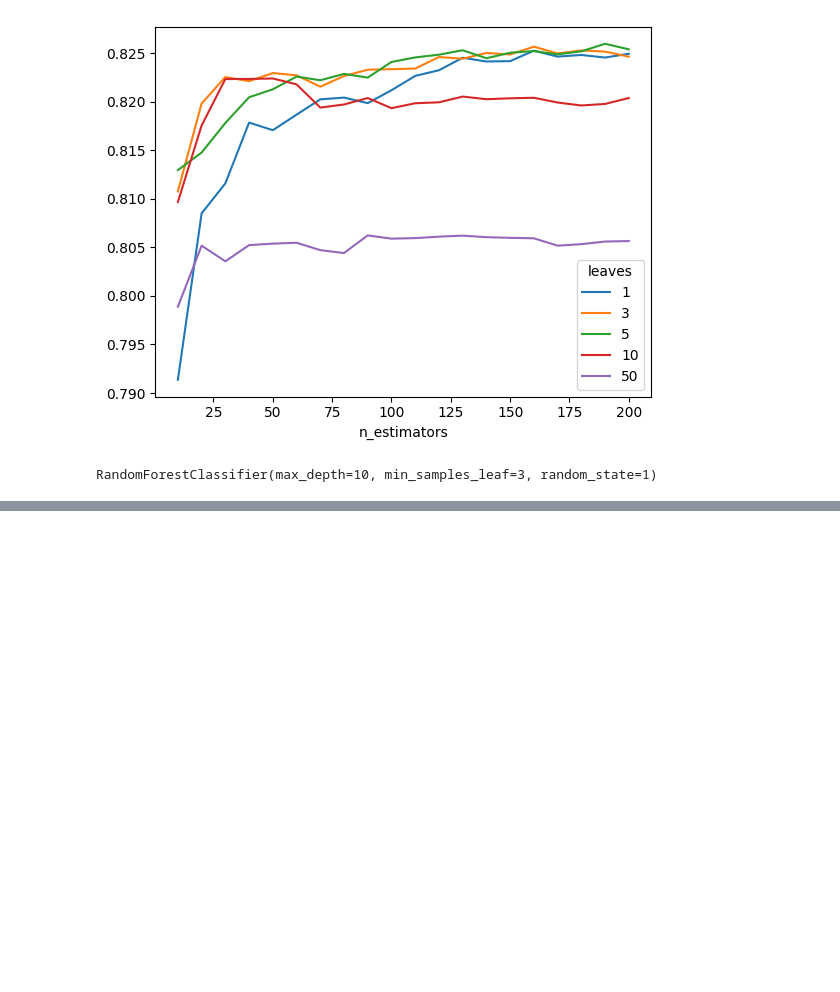
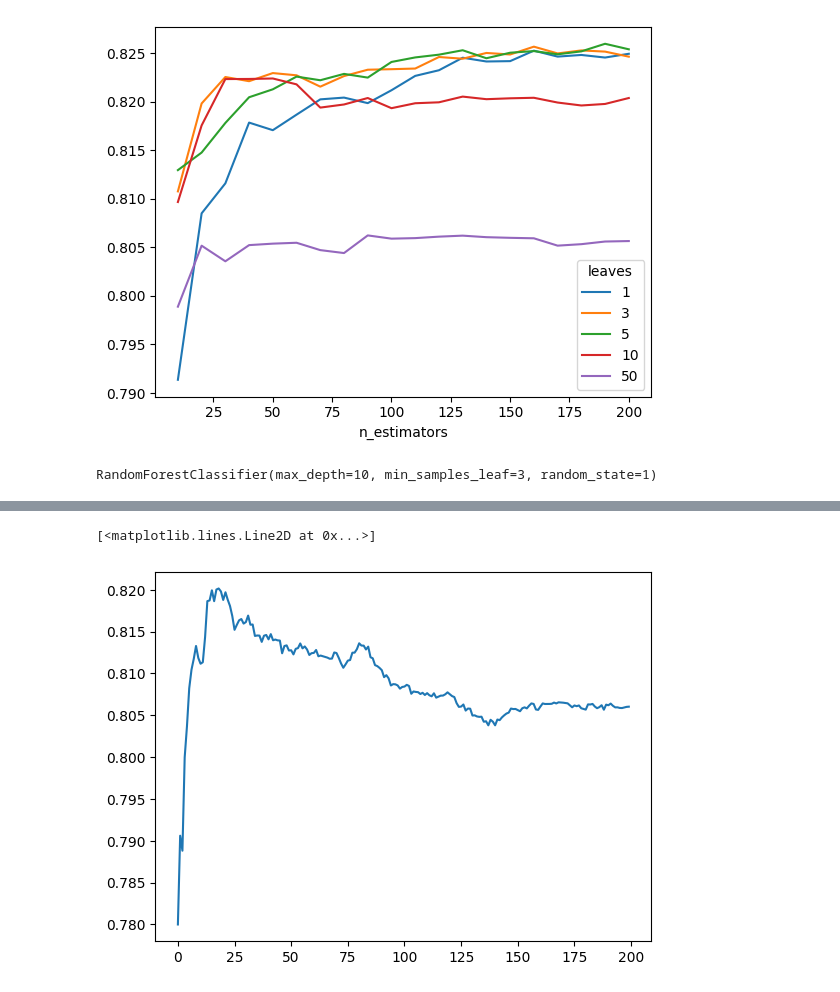
Before and after one commit to AurisNauris/ML-zoomcamp-homework, a Jupyter notebook: 06-trees/06-notebook.ipynb, the cells around one changed output, grey strips where cells are left out. Drawn from its saved outputs; the diff is of its cells as text; code cells hidden in the pictures; blank space fills up the shorter version.

```diff
--- a/06-trees/06-notebook.ipynb
+++ b/06-trees/06-notebook.ipynb
@@ -516,0 +546,20 @@ RandomForestClassifier(max_depth=10, min_samples_leaf=3, random_state=1)
+# %%
+xgb_params = {
+    'eta': 0.3,
+    'max_depth': 6,
+    'min_child_weight':1,
+    'objective': 'binary:logistic',
+    'nthread':1,
+    'eval_metric': 'auc',
+    'seed':1,
+    'verbosity':2,
+
+}
+
+results = {}
+model = xgb.train(xgb_params,
+                  dtrain,
+                  verbose_eval=10,
+                  evals=watch_list,
+                  evals_result=results,
+                  num_boost_round=200)
@@ -516,0 +584,6 @@ RandomForestClassifier(max_depth=10, min_samples_leaf=3, random_state=1)
+# %%
+plt.plot(np.arange(len(results['val']['auc'])),results['val']['auc'])
+#plt.plot(np.arange(len(results['train']['auc'])),results['train']['auc'])
+# %% [output]
+[<matplotlib.lines.Line2D at 0x...>]
+[figure, added]
```
Also changed, not shown: parts of 8 cells of this notebook, 3 other files.
